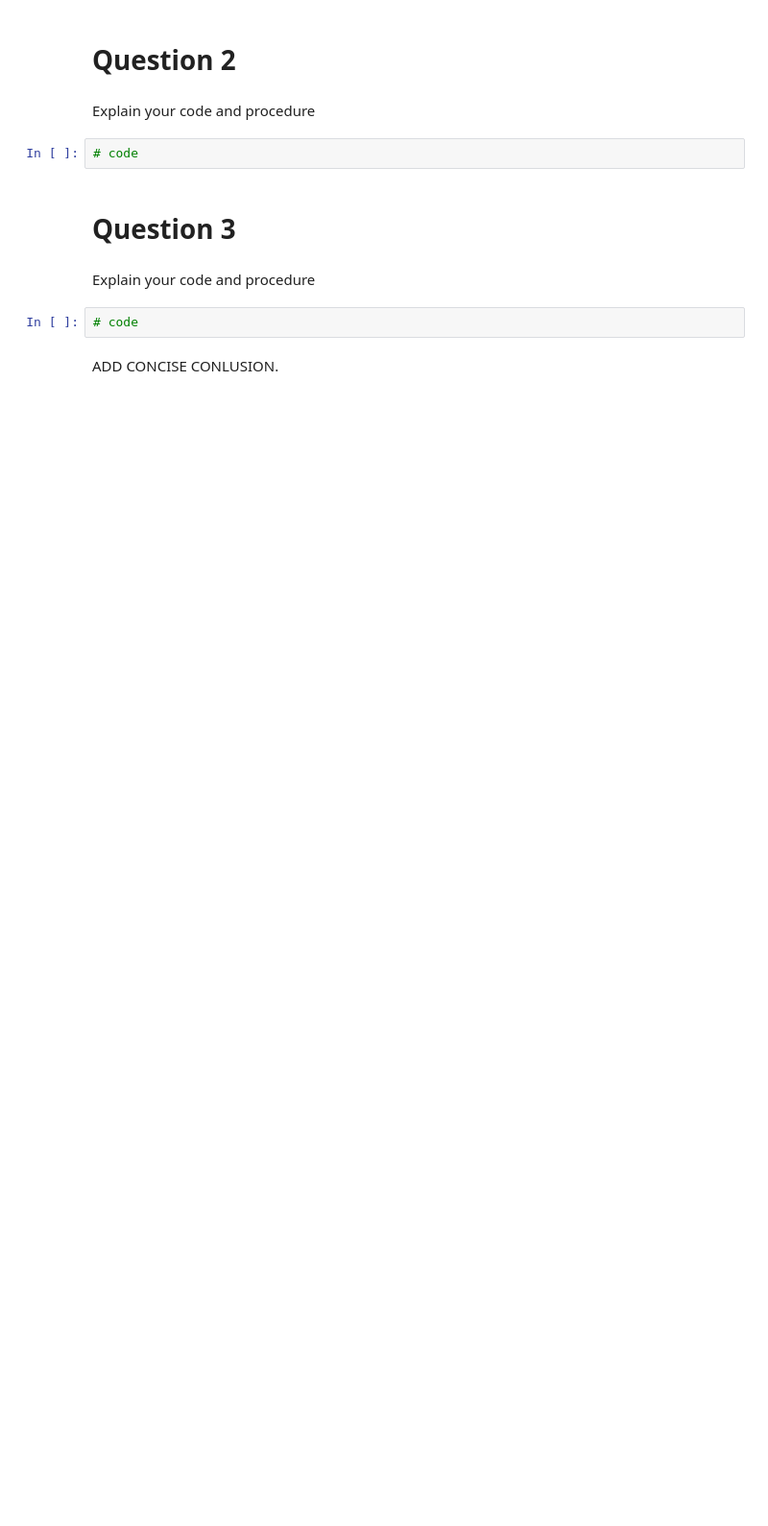
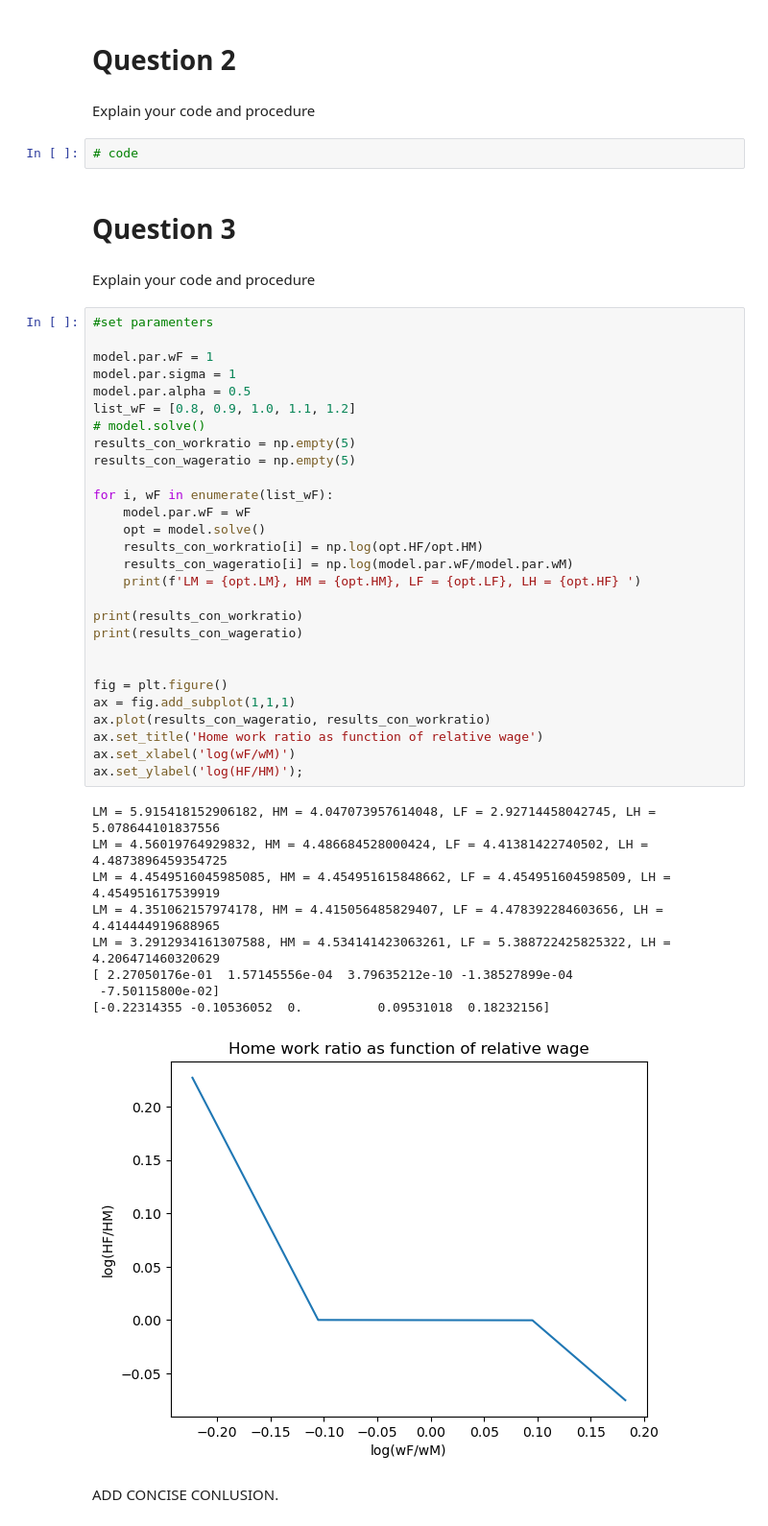
Before and after one commit to NumEconCopenhagen/projects-2023-jps, a Jupyter notebook: inauguralproject/inauguralproject.ipynb, the cells around one changed output. Shown at 96% size. Cells and saved outputs as stored; diff of their text form; blank space fills up the shorter version.

```diff
--- a/inauguralproject/inauguralproject.ipynb
+++ b/inauguralproject/inauguralproject.ipynb
@@ -72,7 +73,43 @@ Explain your code and procedure
 # Question 3
 # %% [markdown]
 Explain your code and procedure
-# %%
-# code
+# %%
+#set paramenters
+
+model.par.wF = 1
+model.par.sigma = 1
+model.par.alpha = 0.5
+list_wF = [0.8, 0.9, 1.0, 1.1, 1.2]
+# model.solve()
+results_con_workratio = np.empty(5)
+results_con_wageratio = np.empty(5)
+
+for i, wF in enumerate(list_wF):
+    model.par.wF = wF
+    opt = model.solve()
+    results_con_workratio[i] = np.log(opt.HF/opt.HM)
+    results_con_wageratio[i] = np.log(model.par.wF/model.par.wM)
+    print(f'LM = {opt.LM}, HM = {opt.HM}, LF = {opt.LF}, LH = {opt.HF} ')
+
+print(results_con_workratio)
+print(results_con_wageratio)
+
+
+fig = plt.figure()
+ax = fig.add_subplot(1,1,1)
+ax.plot(results_con_wageratio, results_con_workratio)
+ax.set_title('Home work ratio as function of relative wage')
+ax.set_xlabel('log(wF/wM)')
+ax.set_ylabel('log(HF/HM)');
+# %% [output]
+LM = 5.915418152906182, HM = 4.047073957614048, LF = 2.92714458042745, LH = 5.078644101837556
+LM = 4.56019764929832, HM = 4.486684528000424, LF = 4.41381422740502, LH = 4.4873896459354725
+LM = 4.4549516045985085, HM = 4.454951615848662, LF = 4.454951604598509, LH = 4.454951617539919
+LM = 4.351062157974178, HM = 4.415056485829407, LF = 4.478392284603656, LH = 4.414444919688965
+LM = 3.2912934161307588, HM = 4.534141423063261, LF = 5.388722425825322, LH = 4.206471460320629
+[ 2.27050176e-01  1.57145556e-04  3.79635212e-10 -1.38527899e-04
+ -7.50115800e-02]
+[-0.22314355 -0.10536052  0.          0.09531018  0.18232156]
+[figure, added]
 # %% [markdown]
 ADD CONCISE CONLUSION.
```
Also changed, not shown: parts of 1 cell of this notebook.
